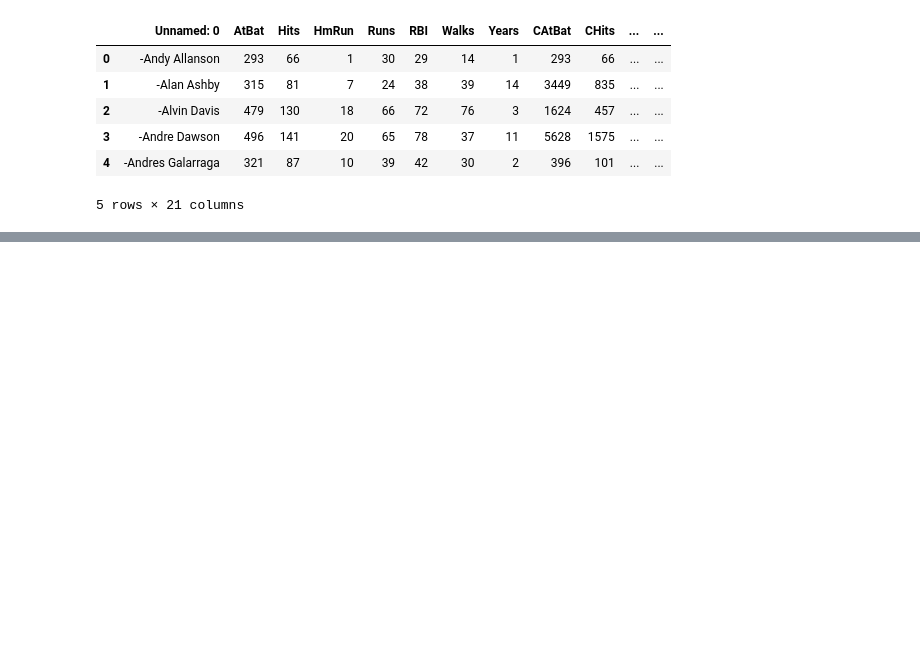
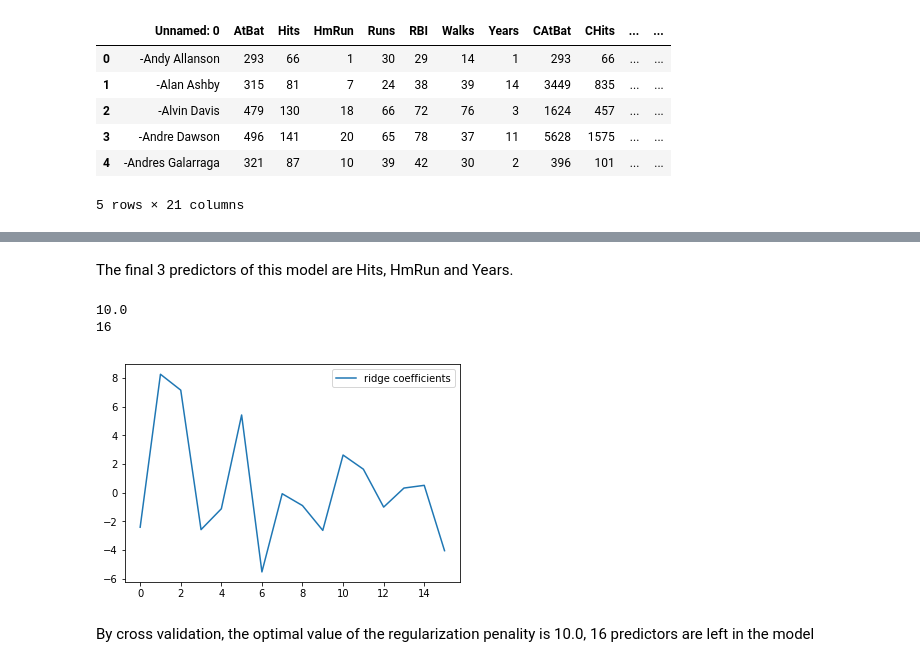
Before and after one commit to dingzy1995/ANLY590_HW1, a Jupyter notebook: HW1/HW1.ipynb, the cells around one changed output, grey strips where cells are left out. Cells and saved outputs as stored; diff of their text form; code cells hidden in the pictures; blank space fills up the shorter version.

```diff
--- a/HW1/HW1.ipynb
+++ b/HW1/HW1.ipynb
@@ -47,0 +82,22 @@ plt.show()
+# %% [markdown]
+The final 3 predictors of this model are Hits, HmRun and Years.
+# %%
+ridgecv = linear_model.RidgeCV()
+ridgecv.fit(xs, y)
+alpha = ridgecv.alpha_
+print(alpha)
+
+ridg = linear_model.Ridge (alpha = alpha)
+y_ridg = ridg.fit(xs, y).predict(xs_test)
+n = np.sum(lasso.coef_ != 0)
+print(str(n))
+plt.plot(ridg.coef_, label='ridge coefficients')
+plt.legend(loc='best')
+plt.show()
+# %% [output]
+10.0
+16
+[figure, added]
+# %% [markdown]
+By cross validation, the optimal value of the regularization penality is 10.0, 16 predictors are left in
+the model
```
Also changed, not shown: parts of 6 cells of this notebook.
